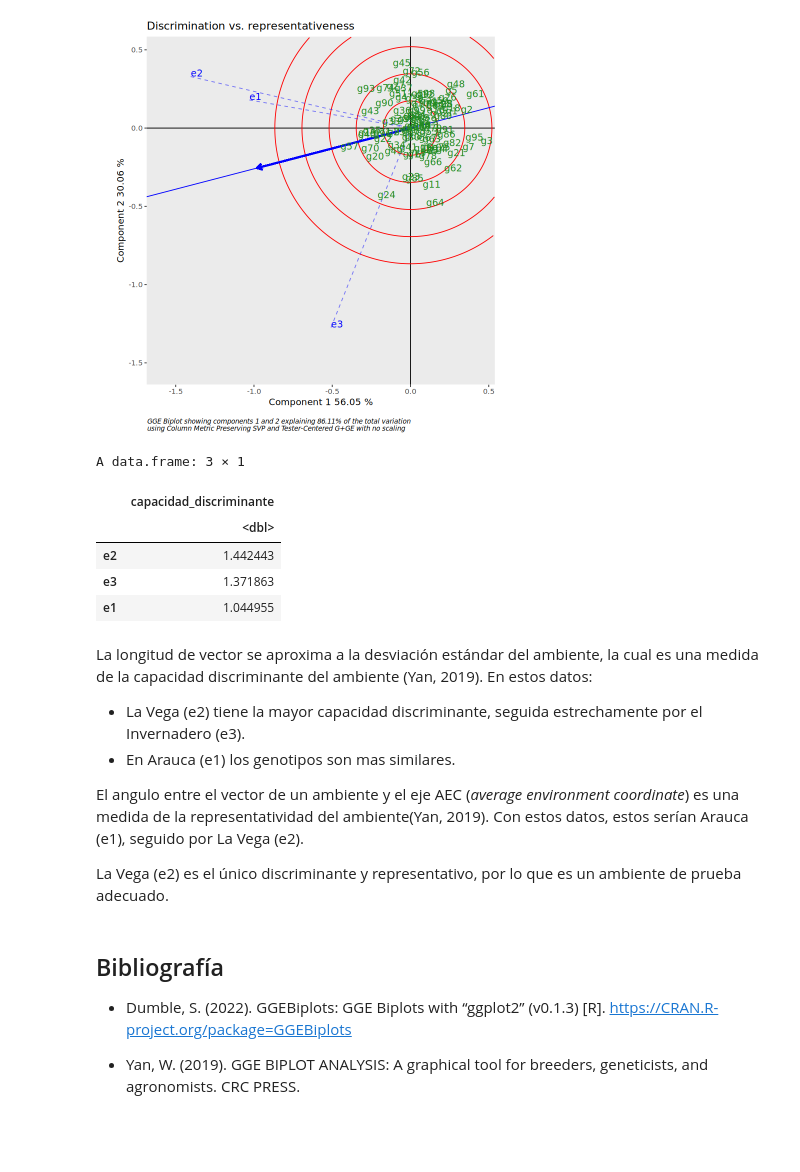
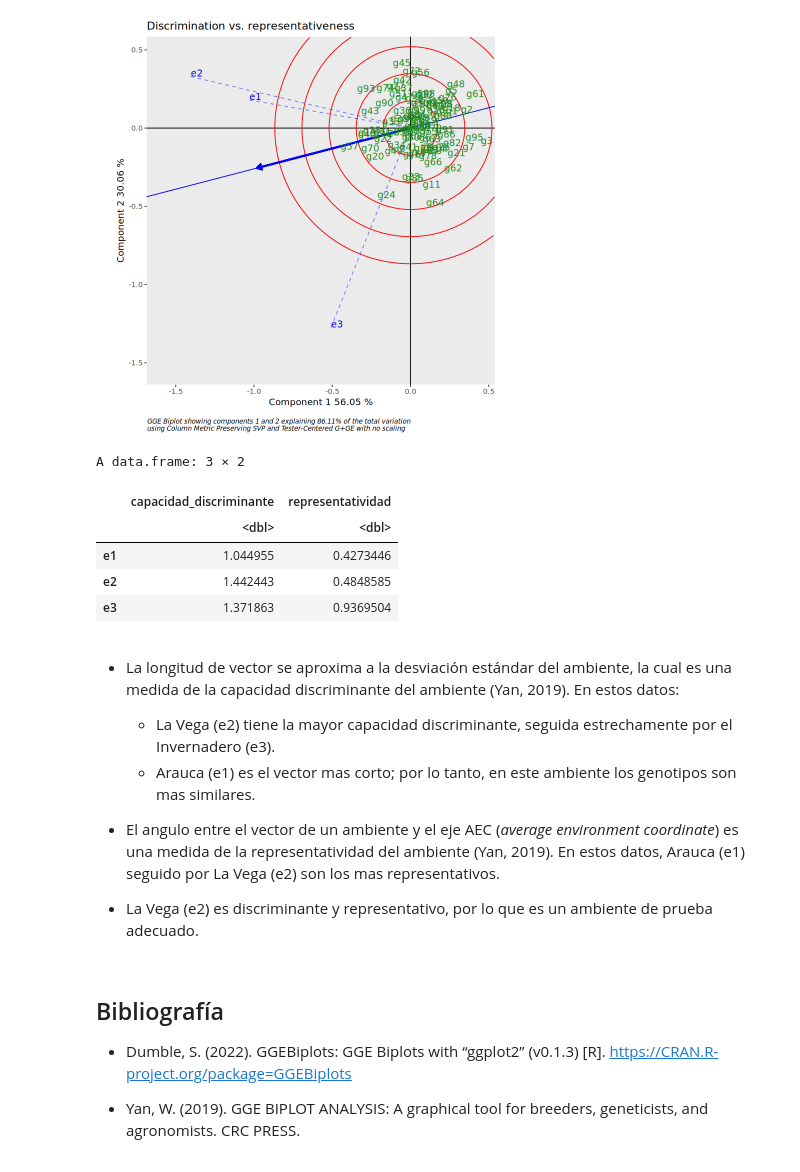
Before and after one commit to hdescobarh/journey-resolution, a Jupyter notebook: GRC_Taller02_GxE/Code/mi_solucion.ipynb, the cells around one changed output. Saved outputs shown, nothing was run; the diff lists cells and outputs as text; code cells hidden in the pictures; blank space fills up the shorter version.

```diff
--- a/GRC_Taller02_GxE/Code/mi_solucion.ipynb
+++ b/GRC_Taller02_GxE/Code/mi_solucion.ipynb
@@ -76,33 +84,59 @@ g56 se desempeña mejor que g1 en Arauca (e1) y La Vega (e2). En invernadero (e3
 DiscRep(gge_model)
 # %% [output]
 [figure]
-# %%
-vector_length <- function(row, components = 2) {
-  sqrt(crossprod(row[1:components]))
-}
-capacidad_discriminante <- apply(
-  gge_model$coordenviroment,
-  MARGIN = 1, vector_length
-)
-names(capacidad_discriminante) <- gge_model$labelenv
-capacidad_discriminante <- sort(capacidad_discriminante, decreasing = TRUE)
-as.data.frame(capacidad_discriminante)
-# %% [output]
-A data.frame: 3 × 1
-|  | capacidad_discriminante |
-|  | <dbl> |
-| e2 | 1.442443 |
-| e3 | 1.371863 |
-| e1 | 1.044955 |
+# %%
+# Discrimination ability
+
+vector_length <- function(row, components = 2) {
+  sqrt(crossprod(row[1:components]))
+}
+
+capacidad_discriminante <- apply(
+  gge_model$coordenviroment,
+  MARGIN = 1, vector_length
+)
+
+# Representativeness ability
+
+obtener_angulo <- function(vector1, vector2) {
+  # A · B = |A| |B| cos(θ)
+  norma1 <- sqrt(crossprod(vector1))
+  norma2 <- sqrt(crossprod(vector2))
+  acos(crossprod(vector1, vector2) / (norma1 * norma2))
+}
+
+average_environment_coordinate <- apply(
+  gge_model$coordenviroment[, 1:2],
+  MARGIN = 2, mean
+)
+
+representatividad <- apply(
+  gge_model$coordenviroment[, 1:2],
+  MARGIN = 1, obtener_angulo, vector2 = average_environment_coordinate
+)
+
+# summary
+
+data.frame(
+  capacidad_discriminante, representatividad,
+  row.names = gge_model$labelenv
+)
+# %% [output]
+A data.frame: 3 × 2
+|  | capacidad_discriminante | representatividad |
+|  | <dbl> | <dbl> |
+| e1 | 1.044955 | 0.4273446 |
+| e2 | 1.442443 | 0.4848585 |
+| e3 | 1.371863 | 0.9369504 |
 # %% [markdown]
-La longitud de vector se aproxima a la desviación estándar del ambiente, la cual es una medida de la capacidad discriminante del ambiente (Yan, 2019). En estos datos:
+- La longitud de vector se aproxima a la desviación estándar del ambiente, la cual es una medida de la capacidad discriminante del ambiente (Yan, 2019). En estos datos:
 
-- La Vega (e2) tiene la mayor capacidad discriminante, seguida estrechamente por el Invernadero (e3).
-- En Arauca (e1) los genotipos son mas similares.
+  - La Vega (e2) tiene la mayor capacidad discriminante, seguida estrechamente por el Invernadero (e3).
+  - Arauca (e1) es el vector mas corto; por lo tanto, en este ambiente los genotipos son mas similares.
 
-El angulo entre el vector de un ambiente y el eje AEC (_average environment coordinate_) es una medida de la representatividad del ambiente(Yan, 2019). Con estos datos, estos serían Arauca (e1), seguido por La Vega (e2).
+- El angulo entre el vector de un ambiente y el eje AEC (_average environment coordinate_) es una medida de la representatividad del ambiente (Yan, 2019). En estos datos, Arauca (e1) seguido por La Vega (e2) son los mas representativos.
 
-La Vega (e2) es el único discriminante y representativo, por lo que es un ambiente de prueba adecuado.
+- La Vega (e2) es discriminante y representativo, por lo que es un ambiente de prueba adecuado.
 # %% [markdown]
 ## Bibliografía
 
```
Also changed, not shown: parts of 6 cells of this notebook.
